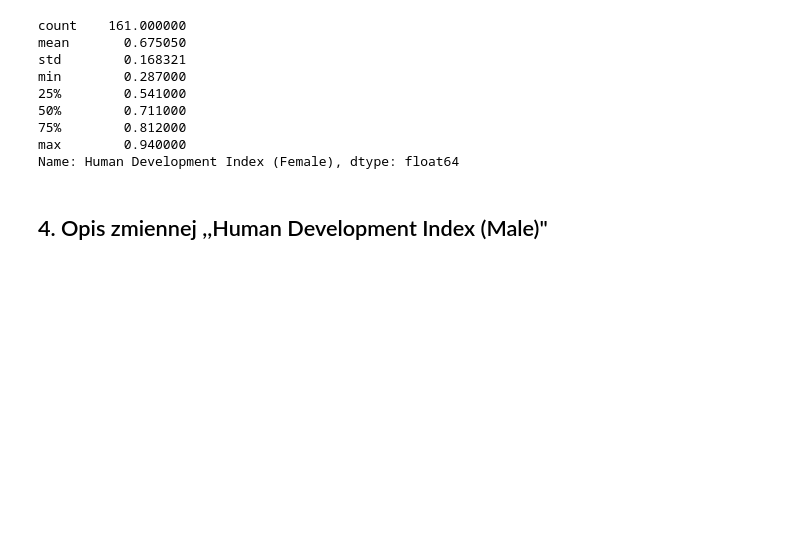
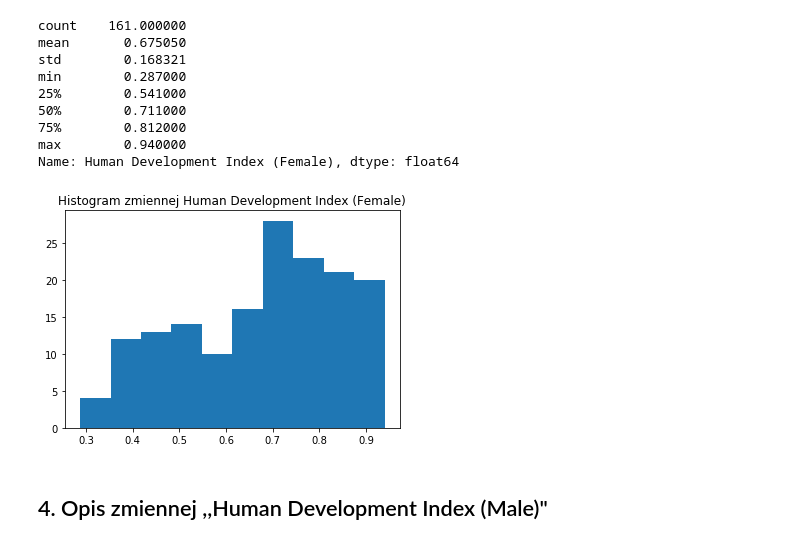
Before and after one commit to Johny198/analiza_danych, a Jupyter notebook: analiza.ipynb, the cells around one changed output. Cells and saved outputs as stored; diff of their text form; code cells hidden in the pictures; blank space fills up the shorter version.

```diff
--- a/analiza.ipynb
+++ b/analiza.ipynb
@@ -60,6 +55,12 @@ min        0.287000
 75%        0.812000
 max        0.940000
 Name: Human Development Index (Female), dtype: float64
+# %%
+plt.hist(dane[zmienna])
+plt.title('Histogram zmiennej Human Development Index (Female)')
+plt.show()
+# %% [output]
+[figure, added]
 # %% [markdown]
 ## 4. Opis zmiennej ,,Human Development Index (Male)"
 # %%
```
Also changed, not shown: parts of 26 cells of this notebook.
